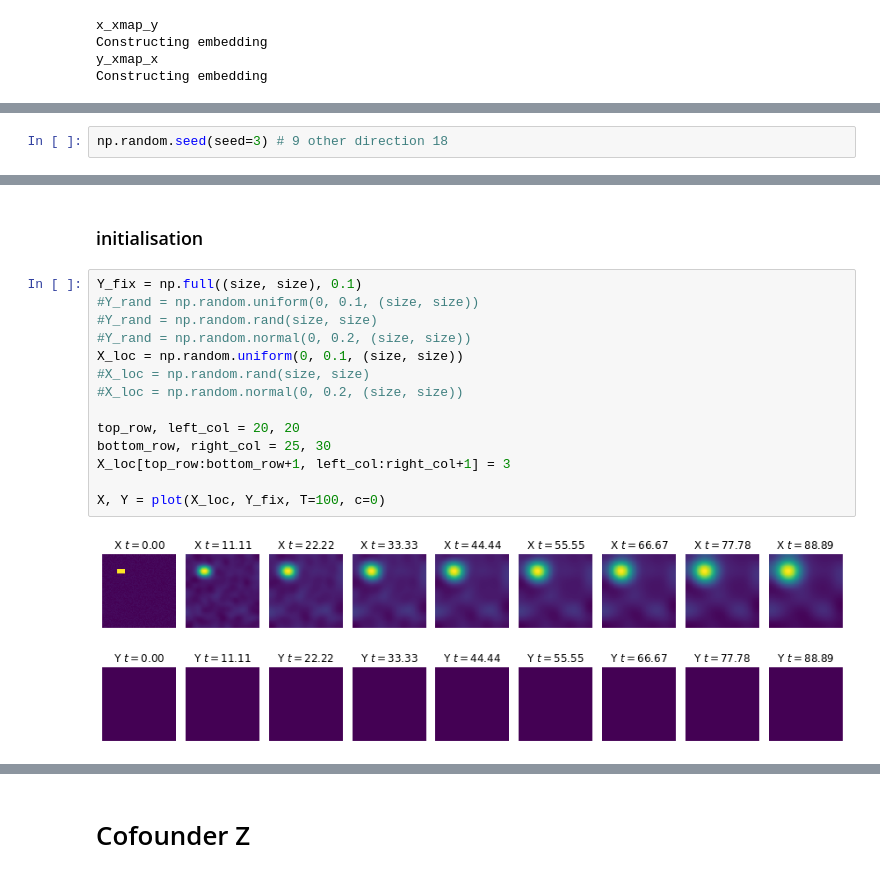
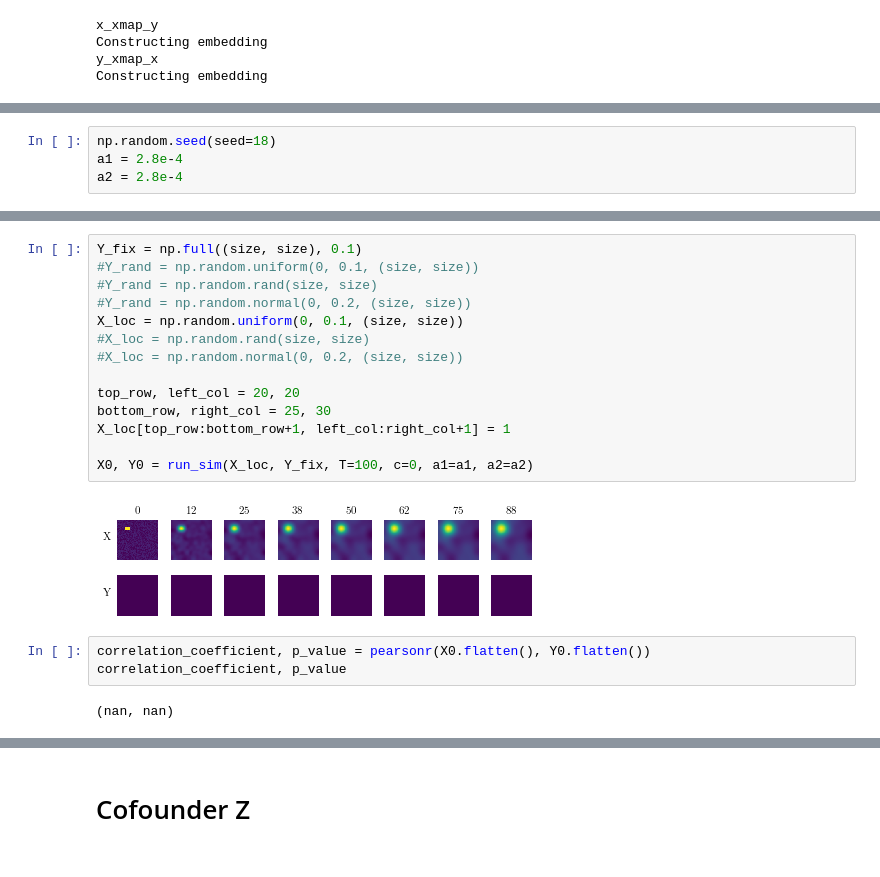
Before and after one commit to KatharinaBracher/GCCM, a Jupyter notebook: code/Diffusion.ipynb, the cells around one changed output, grey strips where cells are left out. Saved outputs shown, nothing was run; the diff lists cells and outputs as text.

```diff
--- a/code/Diffusion.ipynb
+++ b/code/Diffusion.ipynb
@@ -898,2 +839,4 @@ plt.savefig('plots/diffusion/v2_c005_diffquart.pdf', bbox_inches='tight')
 # %%
-np.random.seed(seed=3) # 9 other direction 18
+np.random.seed(seed=18)
+a1 = 2.8e-4
+a2 = 2.8e-4
@@ -1023,19 +843,22 @@ plt.legend()
-# %% [markdown]
-### initialisation
 # %%
 Y_fix = np.full((size, size), 0.1)
 #Y_rand = np.random.uniform(0, 0.1, (size, size))
 #Y_rand = np.random.rand(size, size)
 #Y_rand = np.random.normal(0, 0.2, (size, size))
 X_loc = np.random.uniform(0, 0.1, (size, size))
 #X_loc = np.random.rand(size, size)
 #X_loc = np.random.normal(0, 0.2, (size, size))
 
 top_row, left_col = 20, 20
 bottom_row, right_col = 25, 30
-X_loc[top_row:bottom_row+1, left_col:right_col+1] = 3
+X_loc[top_row:bottom_row+1, left_col:right_col+1] = 1
 
-X, Y = plot(X_loc, Y_fix, T=100, c=0)
+X0, Y0 = run_sim(X_loc, Y_fix, T=100, c=0, a1=a1, a2=a2)
 # %% [output]
-[figure, old version]
+[figure, new version]
+# %%
+correlation_coefficient, p_value = pearsonr(X0.flatten(), Y0.flatten())
+correlation_coefficient, p_value
+# %% [output]
+(nan, nan)
 # %%
```
Also changed, not shown: parts of 55 cells of this notebook, 14 other files.
